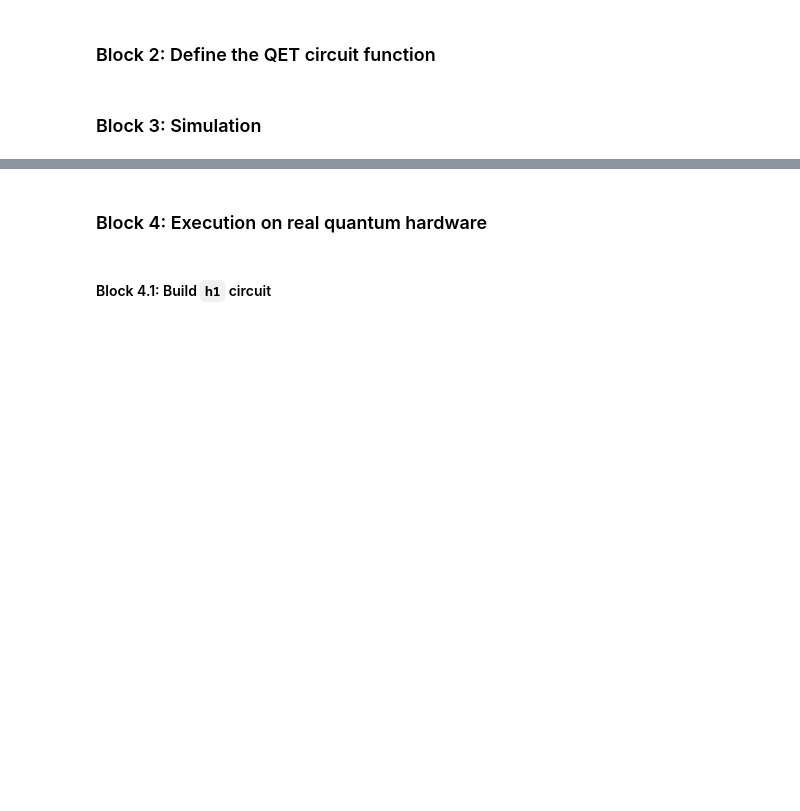
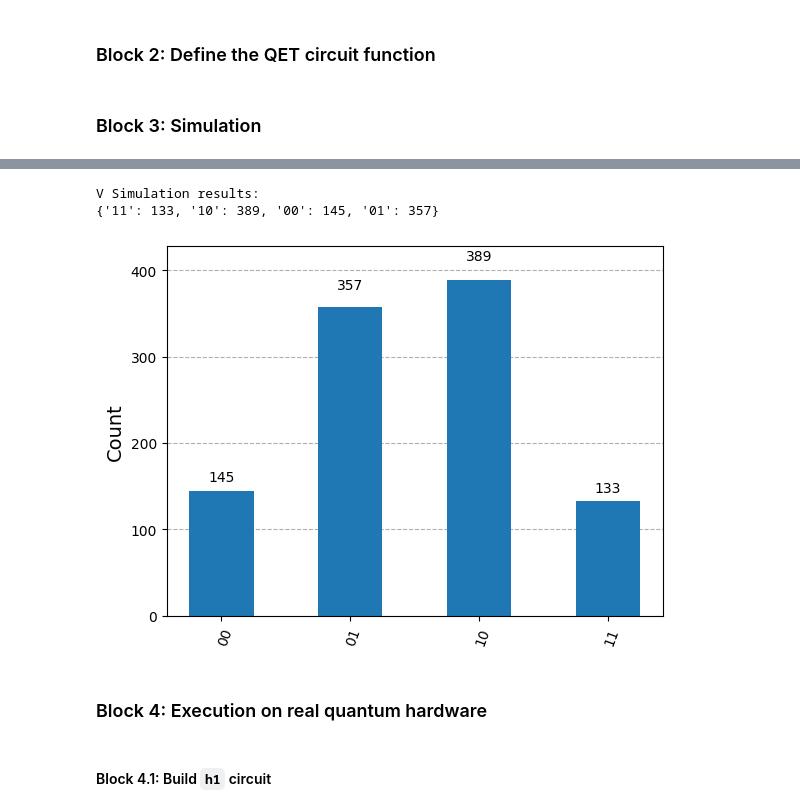
Before and after one commit to Amir1603/quantum, a Jupyter notebook: ibm/redo2.ipynb, the cells around one changed output, grey strips where cells are left out. Cells and saved outputs as stored; diff of their text form; code cells hidden in the pictures; blank space fills up the shorter version.

```diff
--- a/ibm/redo2.ipynb
+++ b/ibm/redo2.ipynb
@@ -138,3 +97,11 @@ Simulation results:
+# %%
+print("V Simulation results:")
+print(v_counts_sim)
+plot_histogram(v_counts_sim)
+# %% [output]
+V Simulation results:
+{'11': 133, '10': 389, '00': 145, '01': 357}
+[figure, added]
 # %% [markdown]
 ### Block 4: Execution on real quantum hardware
 # %% [markdown]
```
Also changed, not shown: parts of 10 cells of this notebook.
